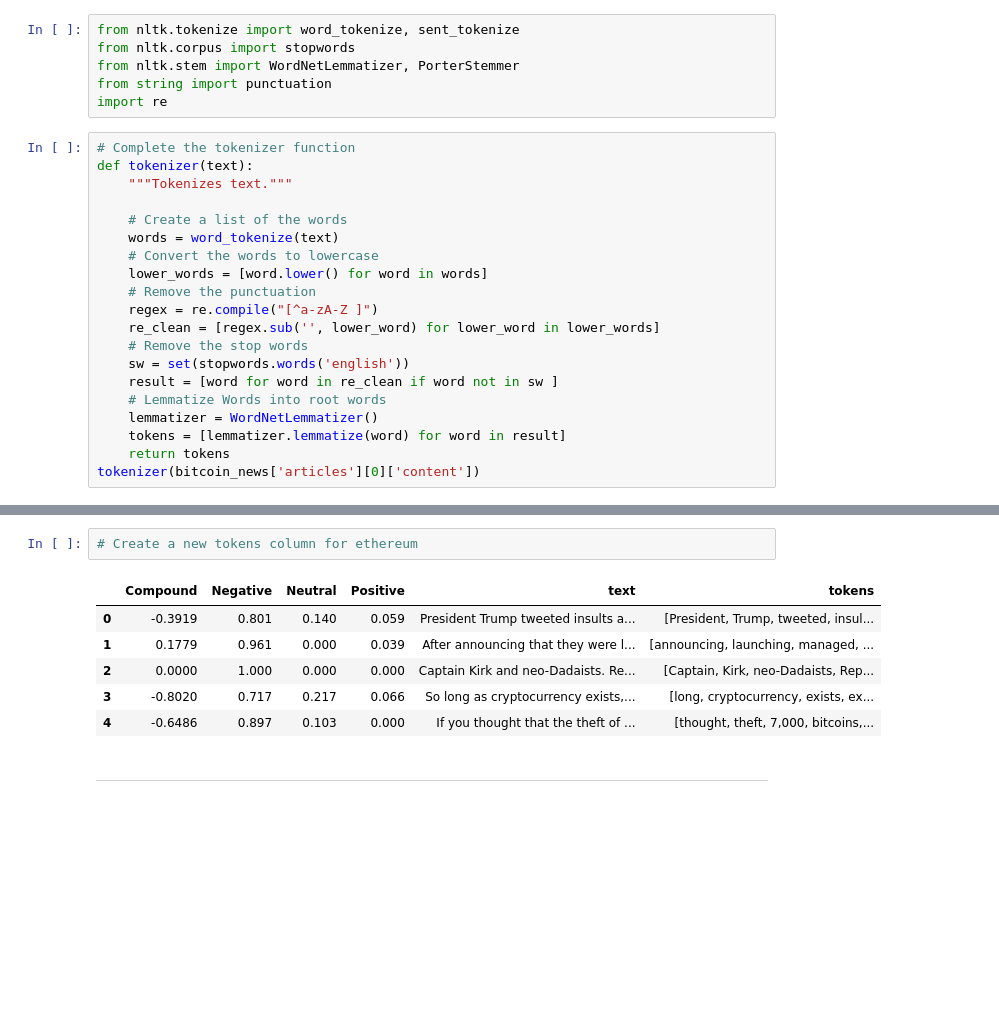
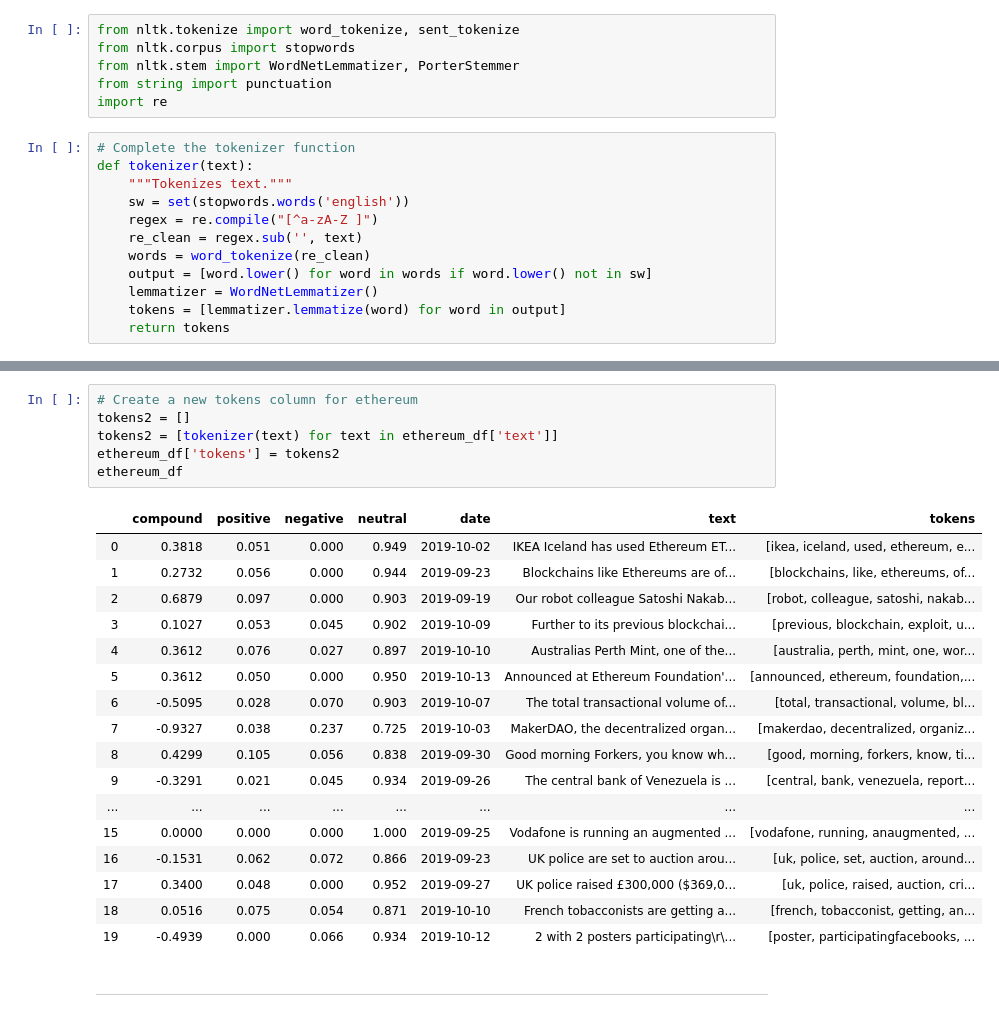
Before and after one commit to joshmiller32/Cryptocurrency_Sentiment_Analysis, a Jupyter notebook: crypto_sentiment.ipynb, the cells around one changed output, grey strips where cells are left out. Drawn from its saved outputs; the diff is of its cells as text; blank space fills up the shorter version.

```diff
--- a/crypto_sentiment.ipynb
+++ b/crypto_sentiment.ipynb
@@ -172,19 +172,11 @@ import re
 # Complete the tokenizer function
 def tokenizer(text):
     """Tokenizes text."""
-
-    # Create a list of the words
-    words = word_tokenize(text)
-    # Convert the words to lowercase
-    lower_words = [word.lower() for word in words]
-    # Remove the punctuation
+    sw = set(stopwords.words('english'))
     regex = re.compile("[^a-zA-Z ]")
-    re_clean = [regex.sub('', lower_word) for lower_word in lower_words]
-    # Remove the stop words
-    sw = set(stopwords.words('english'))
-    result = [word for word in re_clean if word not in sw ]
-    # Lemmatize Words into root words
+    re_clean = regex.sub('', text)
+    words = word_tokenize(re_clean)
+    output = [word.lower() for word in words if word.lower() not in sw]
     lemmatizer = WordNetLemmatizer()
-    tokens = [lemmatizer.lemmatize(word) for word in result]
+    tokens = [lemmatizer.lemmatize(word) for word in output]
     return tokens
-tokenizer(bitcoin_news['articles'][0]['content'])
@@ -218,12 +207,27 @@ tokenizer(bitcoin_news['articles'][0]['content'])
 # %%
 # Create a new tokens column for ethereum
+tokens2 = []
+tokens2 = [tokenizer(text) for text in ethereum_df['text']]
+ethereum_df['tokens'] = tokens2
+ethereum_df
 # %% [output]
-|  | Compound | Negative | Neutral | Positive | text | tokens |
-| 0 | -0.3919 | 0.801 | 0.140 | 0.059 | President Trump tweeted insults a... | [President, Trump, tweeted, insul... |
-| 1 | 0.1779 | 0.961 | 0.000 | 0.039 | After announcing that they were l... | [announcing, launching, managed, ... |
-| 2 | 0.0000 | 1.000 | 0.000 | 0.000 | Captain Kirk and neo-Dadaists. Re... | [Captain, Kirk, neo-Dadaists, Rep... |
-| 3 | -0.8020 | 0.717 | 0.217 | 0.066 | So long as cryptocurrency exists,... | [long, cryptocurrency, exists, ex... |
-| 4 | -0.6486 | 0.897 | 0.103 | 0.000 | If you thought that the theft of ... | [thought, theft, 7,000, bitcoins,... |
+|  | compound | positive | negative | neutral | date | text | tokens |
+| 0 | 0.3818 | 0.051 | 0.000 | 0.949 | 2019-10-02 | IKEA Iceland has used Ethereum ET... | [ikea, iceland, used, ethereum, e... |
+| 1 | 0.2732 | 0.056 | 0.000 | 0.944 | 2019-09-23 | Blockchains like Ethereums are of... | [blockchains, like, ethereums, of... |
+| 2 | 0.6879 | 0.097 | 0.000 | 0.903 | 2019-09-19 | Our robot colleague Satoshi Nakab... | [robot, colleague, satoshi, nakab... |
+| 3 | 0.1027 | 0.053 | 0.045 | 0.902 | 2019-10-09 | Further to its previous blockchai... | [previous, blockchain, exploit, u... |
+| 4 | 0.3612 | 0.076 | 0.027 | 0.897 | 2019-10-10 | Australias Perth Mint, one of the... | [australia, perth, mint, one, wor... |
+| 5 | 0.3612 | 0.050 | 0.000 | 0.950 | 2019-10-13 | Announced at Ethereum Foundation'... | [announced, ethereum, foundation,... |
+| 6 | -0.5095 | 0.028 | 0.070 | 0.903 | 2019-10-07 | The total transactional volume of... | [total, transactional, volume, bl... |
+| 7 | -0.9327 | 0.038 | 0.237 | 0.725 | 2019-10-03 | MakerDAO, the decentralized organ... | [makerdao, decentralized, organiz... |
+| 8 | 0.4299 | 0.105 | 0.056 | 0.838 | 2019-09-30 | Good morning Forkers, you know wh... | [good, morning, forkers, know, ti... |
+| 9 | -0.3291 | 0.021 | 0.045 | 0.934 | 2019-09-26 | The central bank of Venezuela is ... | [central, bank, venezuela, report... |
+| ... | ... | ... | ... | ... | ... | ... | ... |
+| 15 | 0.0000 | 0.000 | 0.000 | 1.000 | 2019-09-25 | Vodafone is running an augmented ... | [vodafone, running, anaugmented, ... |
+| 16 | -0.1531 | 0.062 | 0.072 | 0.866 | 2019-09-23 | UK police are set to auction arou... | [uk, police, set, auction, around... |
+| 17 | 0.3400 | 0.048 | 0.000 | 0.952 | 2019-09-27 | UK police raised £300,000 ($369,0... | [uk, police, raised, auction, cri... |
+| 18 | 0.0516 | 0.075 | 0.054 | 0.871 | 2019-10-10 | French tobacconists are getting a... | [french, tobacconist, getting, an... |
+| 19 | -0.4939 | 0.000 | 0.066 | 0.934 | 2019-10-12 | 2 with 2 posters participating\r\... | [poster, participatingfacebooks, ... |
 # %% [markdown]
 ---
 # %% [markdown]
```
Also changed, not shown: parts of 4 cells of this notebook.
